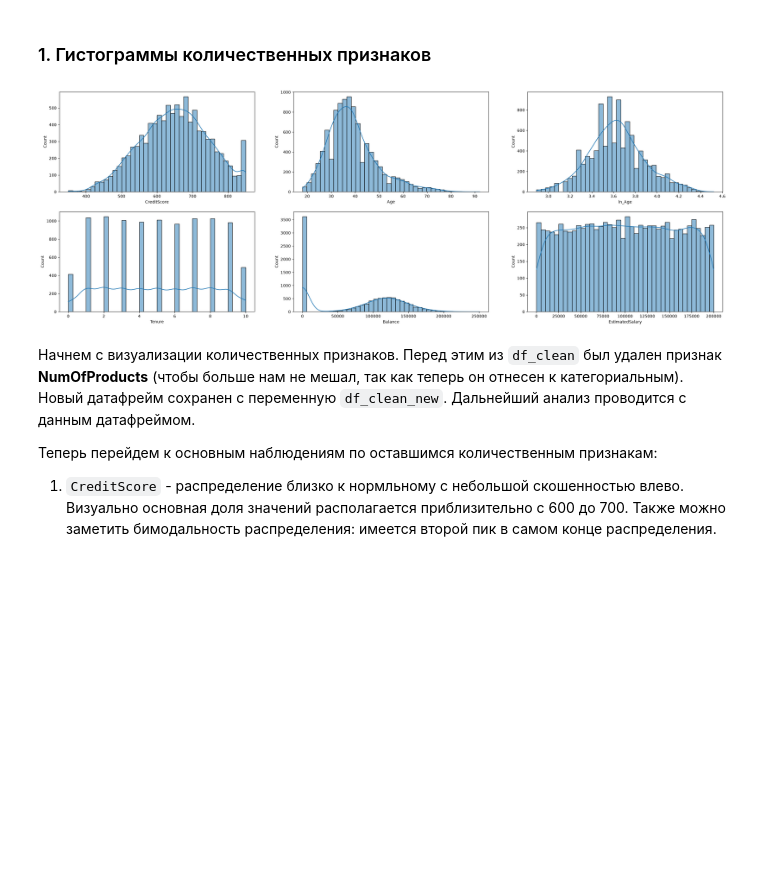
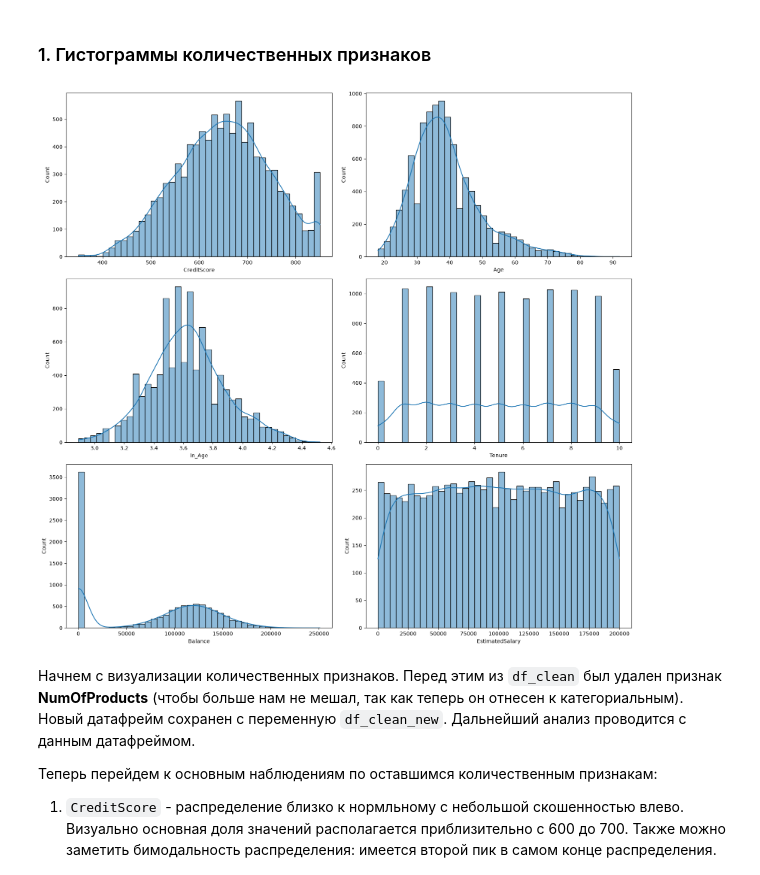
Before and after one commit to ddoszcx/bank-customer-churn, a Jupyter notebook: ПРОЕКТ (1).ipynb, the cells around one changed output. Cells and saved outputs as stored; diff of their text form; code cells hidden in the pictures; blank space fills up the shorter version.

````diff
--- a/ПРОЕКТ (1).ipynb
+++ b/ПРОЕКТ (1).ipynb
@@ -44,7 +36,6 @@
 
 **Важно:** RowNumber, CustomerId и Surname являются техническими индексами, которые не несут кокакого-либо математического смысла и исключается из дальнейшего анализа.
 # %%
-
 import matplotlib.pyplot as plt
 import pandas as pd
 import seaborn as sns
@@ -64,13 +55,11 @@ import warnings
 warnings.filterwarnings('ignore')
 
 
-df = pd.read_csv("/Users/senseyragu/Desktop/АНДАН/Churn_Modelling.csv")
+df = pd.read_csv("Churn_Modelling.csv")
 
 # Числовые (количественные) и категориальные/бинарные признаки
 numeric_cols = ['CreditScore', 'Age', 'Tenure', 'Balance', 'NumOfProducts', 'EstimatedSalary']
 categorical_cols = ['Geography', 'Gender', 'HasCrCard', 'IsActiveMember', "Exited"]
 
-df.shape
-
-df.dtypes
+df.info()
 # %% [output]
@@ -144,7 +157,7 @@ print(df_clean.duplicated().sum())  # проверка, что дубликат
 # %%
 #для определения выбросов в сформируем ящики с усами
 
-fig, ax = plt.subplots(1, len(numeric_cols), figsize=(30, 4))  # создаем сетку графиков с 1 строкой и n столбцами
+fig, ax = plt.subplots(nrows = 1, ncols = len(numeric_cols), figsize=(30, 4))  # создаем сетку графиков с 1 строкой и n столбцами
                                                                #(n - кол-во количественных признаков)
 
 for i in range(len(numeric_cols)):
@@ -167,9 +180,9 @@ for i in range(len(numeric_cols)):
 # %%
 
-lst = ["CreditScore", "Age", "NumOfProducts"]
+lst = ["CreditScore", "Age"] # убрали NumOfProducts поскольку он не является непрерывнной переменной
 
-fig, ax = plt.subplots(1, 3, figsize=(20, 4)) # создаем сетку графиков с 1 строкой и 4 столбцами (для каждого признака в lst)
+fig, ax = plt.subplots(1, len(lst), figsize=(20, 4)) # создаем сетку графиков с 1 строкой и 2 столбцами (для каждого признака в lst)
 for i in range(len(lst)):
     ax[i].set_title(lst[i]) # добавляем заголовки на графики
-    ax[i].hist(df_clean[lst[i]]) # рисуем гистограммы
+    ax[i].hist(df_clean[lst[i]], bins = 25, density = True) # рисуем гистограммы
 # %% [output]
@@ -275,15 +289,13 @@ df_train, df_test = train_test_split(df_clean, test_size=0.2, random_state=42)
 
 df_train_clean = df_train.copy()
 
-a = ["Age"]
 
-for i in a:
-    q1 = df_train_clean[i].quantile(0.25)
-    q3 = df_train_clean[i].quantile(0.75)
-    IQR = q3 - q1
-    left = q1 - 1.5 * IQR
-    right = q3 + 1.5 * IQR
-    df_train_clean = df_train_clean[df_train_clean[i].between(left, right)]
+q1 = df_train_clean['Age'].quantile(0.25)
+q3 = df_train_clean['Age'].quantile(0.75)
+IQR = q3 - q1
+left = q1 - 1.5 * IQR
+right = q3 + 1.5 * IQR
+df_train_clean = df_train_clean[df_train_clean['Age'].between(left, right)]
 
 df_train_clean['Age_Category'] = df_train_clean['Age'].apply(g)
 df_train['Age_Category'] = df_train['Age'].apply(g)
@@ -405,20 +368,23 @@ ROC-AUC не очищенная: 0.738
 # %%
 df_clean_new = df_clean.drop('NumOfProducts', axis=1) # удаляем NumOfProducts из количественных признаков, теперь он категориальный
 
 df_clean_new["ln_Age"] = np.log(df_clean_new["Age"]) # новый признак ln_Age - натуральный логарифм от Age
 
 numeric_cols_new = ['CreditScore', 'Age', "ln_Age", 'Tenure', 'Balance', 'EstimatedSalary'] # новый список количественных признаков
 
 
-fig, ax = plt.subplots(2, 3, figsize=(30, 10))
+# 3 строки, 2 столбца
+fig, ax = plt.subplots(3, 2, figsize=(16, 15))
 
 ax = ax.flatten()
 
 for i in range(len(numeric_cols_new)):
+    sns.histplot(df_clean_new[numeric_cols_new[i]], bins=40, kde=True, ax=ax[i])  # рисуем гистограммы с линиями KDE
 
-    sns.histplot(df_clean_new[numeric_cols_new[i]], bins=40, kde=True, ax=ax[i])  # рисуем гистограммы с линиями KDE
+plt.tight_layout()
+plt.show()
 # %% [output]
-[figure, old version]
+[figure, new version]
 # %% [markdown]
 Начнем с визуализации количественных признаков. Перед этим из ```df_clean``` был удален признак **NumOfProducts** (чтобы больше нам не мешал, так как теперь он отнесен к категориальным). Новый датафрейм сохранен с переменную ```df_clean_new```. Дальнейший анализ проводится с данным датафреймом.
 
````
Also changed, not shown: parts of 30 cells of this notebook.
